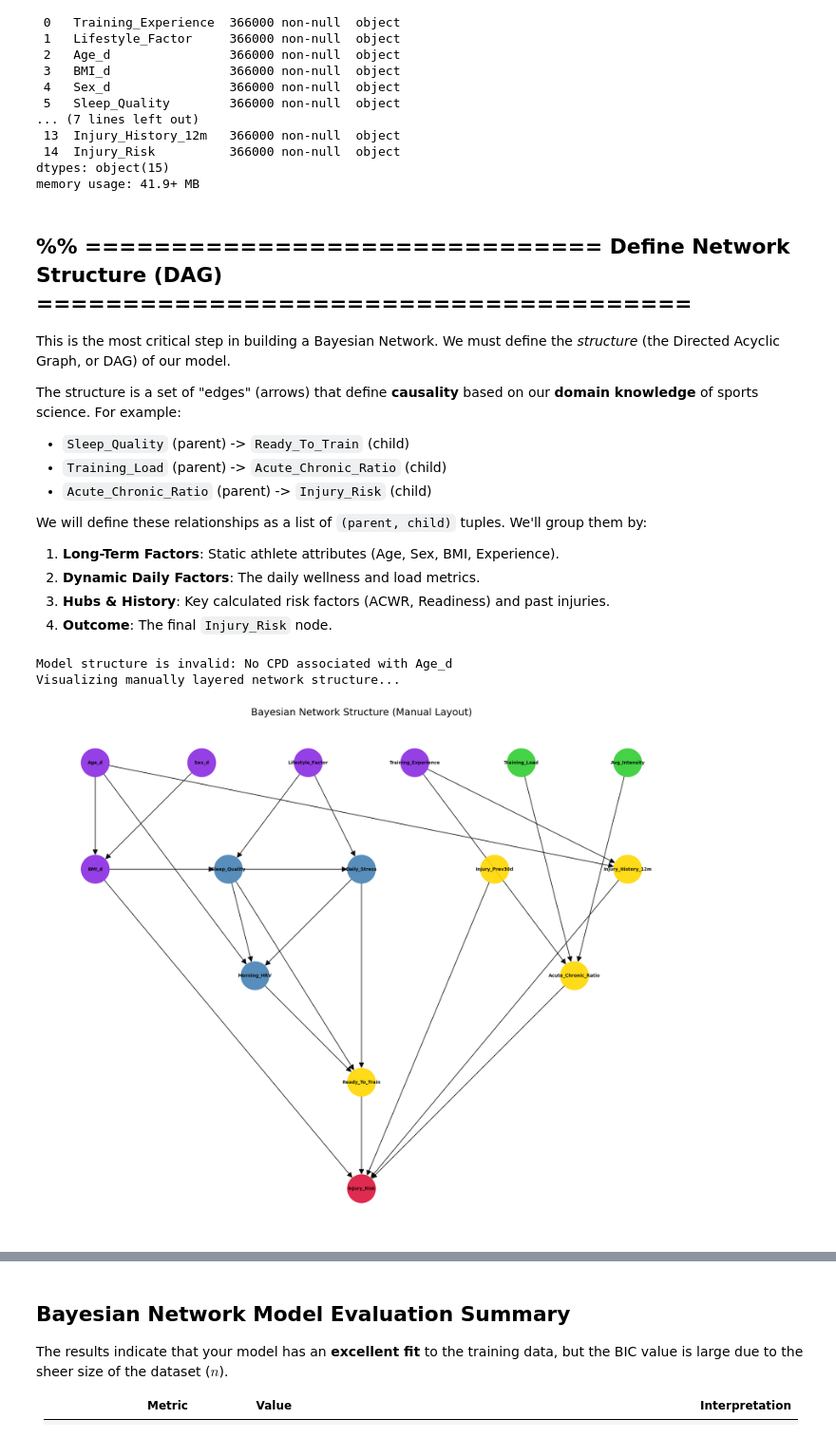
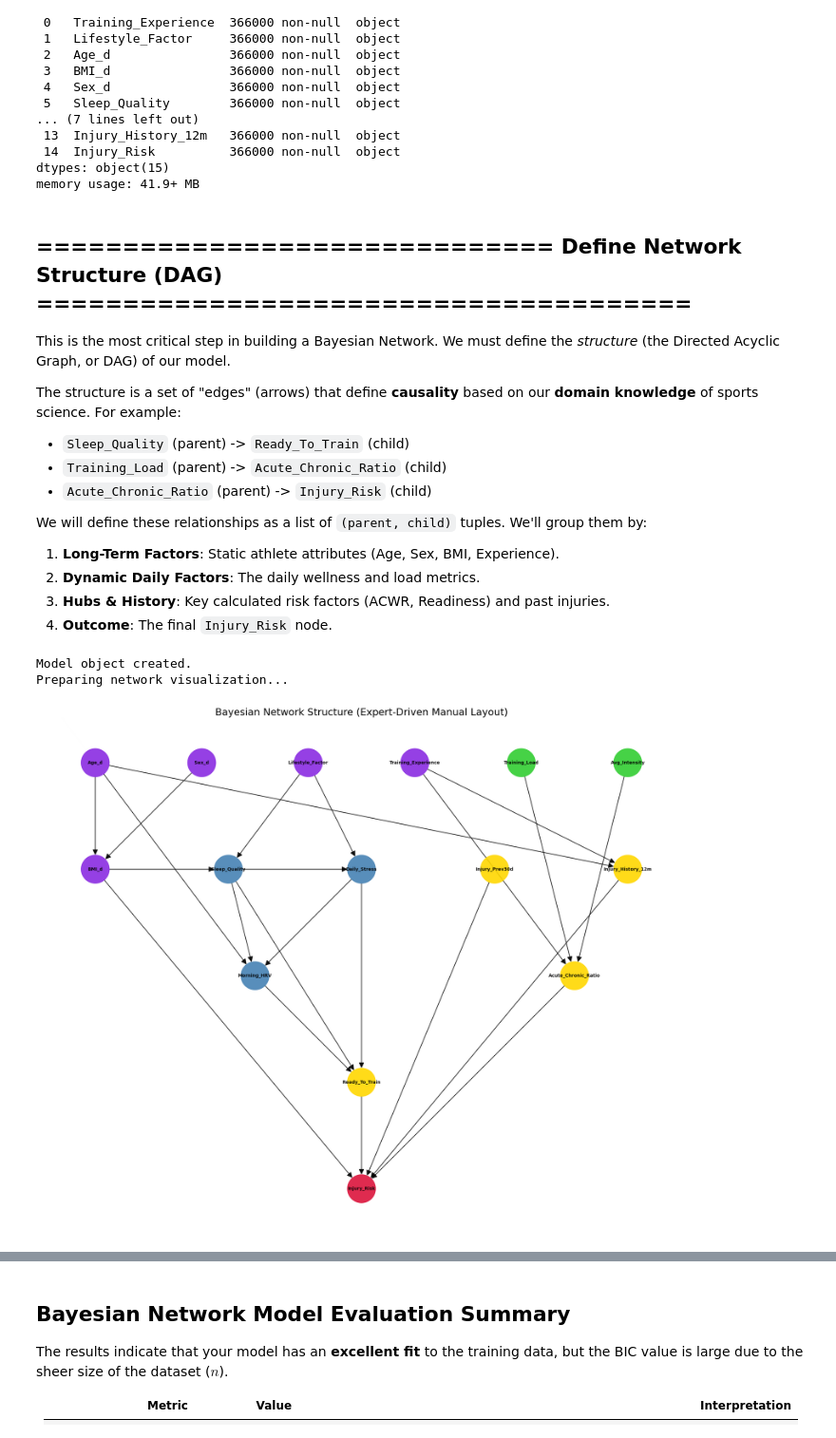
Before and after one commit to gabrynapo/FAIKR_Module3_Project, a Jupyter notebook: network_comparison.ipynb, the cells around one changed output, grey strips where cells are left out. Shown at 95% size. Saved outputs shown, nothing was run; the diff lists cells and outputs as text; code cells hidden in the pictures.

```diff
--- a/network_comparison.ipynb
+++ b/network_comparison.ipynb
@@ -96,7 +96,7 @@ Data columns (total 15 columns):
 dtypes: object(15)
 memory usage: 41.9+ MB
 # %% [markdown]
-## %% ============================== Define Network Structure (DAG) ======================================
+## ============================== Define Network Structure (DAG) ======================================
 
 This is the most critical step in building a Bayesian Network. We must define the *structure* (the Directed Acyclic Graph, or DAG) of our model.
 
@@ -111,10 +111,15 @@ We will define these relationships as a list of `(parent, child)` tuples. We'll
 3.  **Hubs & History**: Key calculated risk factors (ACWR, Readiness) and past injuries.
 4.  **Outcome**: The final `Injury_Risk` node.
 # %%
+import networkx as nx
+import matplotlib.pyplot as plt
+from pgmpy.models import BayesianNetwork
+from pgmpy.models import DiscreteBayesianNetwork
+
 # --- 1. Define Network Structure (Edges) ---
-# (Il tuo codice model_edges è invariato, va bene qui)
+# This structure is based on expert domain knowledge
 model_edges = [
-    # --- Group 1: Long-Term Factors (Static) ---
+    # Group 1: Long-Term Factors (Static)
     ('Age_d', 'BMI_d'),
     ('Age_d', 'Injury_History_12m'),
     ('Sex_d', 'BMI_d'),
@@ -123,7 +128,7 @@ model_edges = [
     ('Lifestyle_Factor', 'Sleep_Quality'),
     ('Lifestyle_Factor', 'Daily_Stress'),
 
-    # --- Group 2: Dynamic Daily Factors (Wellness & Load) ---
+    # Group 2: Dynamic Daily Factors (Wellness & Load)
     ('Sleep_Quality', 'Morning_HRV'),
     ('Sleep_Quality', 'Daily_Stress'),
     ('Sleep_Quality', 'Ready_To_Train'),
@@ -131,34 +136,31 @@ model_edges = [
     ('Daily_Stress', 'Ready_To_Train'),
     ('Morning_HRV', 'Ready_To_Train'),
 
-    # --- Group 3: Hubs & History (Calculated Risk) ---
+    # Group 3: Hubs & History (Calculated Risk)
     ('Training_Load', 'Acute_Chronic_Ratio'),
     ('Avg_Intensity', 'Acute_Chronic_Ratio'),
-    ('Ready_To_Train', 'Injury_Risk'), # A key link!
-    ('Acute_Chronic_Ratio', 'Injury_Risk'), # The core of the model
+    ('Ready_To_Train', 'Injury_Risk'),
+    ('Acute_Chronic_Ratio', 'Injury_Risk'),
     ('Injury_History_12m', 'Injury_Risk'),
     ('Injury_Prev30d', 'Injury_Risk'),
 
-    # --- Group 4: Linking Static to Dynamic ---
+    # Group 4: Linking Static to Dynamic
     ('Age_d', 'Morning_HRV'),
     ('BMI_d', 'Sleep_Quality'),
     ('BMI_d', 'Injury_Risk')
 ]
 
 # --- 2. Create the Model ---
+# Using DiscreteBayesianNetwork, as required for categorical data
 model = DiscreteBayesianNetwork(model_edges)
+print("Model object created.")
 
-# Check if the model is valid (no cycles)
-try:
-    model.check_model()
-    print("Model structure is valid: No cycles found.")
-except Exception as e:
-    print(f"Model structure is invalid: {e}")
+# NOTA: check_model() rimosso da qui.
+# Lo useremo DOPO il fit() nella prossima cella.
 
-# --- 3. Visualize the Network (MANUAL LAYOUT) ---
-print("Visualizing manually layered network structure...")
+# --- 3. Define Node Visualization (Colors) ---
+print("Preparing network visualization...")
 
-# (La tua mappatura dei colori è invariata, va bene qui)
 node_colors = {
     "Static": "#8A2BE2", "Wellness": "#4682B4", "Load": "#32CD32",
     "Hub": "#FFD700", "Outcome": "#DC143C"
@@ -174,50 +176,48 @@ for node in model.nodes():
     elif node in ['Ready_To_Train', 'Acute_Chronic_Ratio', 'Injury_Prev30d', 'Injury_History_12m']:
         color_map.append(node_colors["Hub"])
     elif node in ['Injury_Risk']:
         color_map.append(node_colors["Outcome"])
     else:
-        color_map.append("#E0E0E0")
+        color_map.append("#E0E0E0") # Default
 
-# Draw the graph
-plt.figure(figsize=(20, 16)) # Aumenta la dimensione
-
-# --- CORREZIONE: Layout Manuale "Ordinato" ---
-# Definiamo le posizioni (x, y) per ogni nodo in file (layers)
+# --- 4. Define Manual Node Positions (Layout) ---
+# Define (x, y) coordinates for each node for a hierarchical layout
 pos = {}
 
-# Layer 0 (Top - Fattori Statici e di Carico)
+# Layer 0 (Top - Static & Load Factors)
 layer_0 = ['Age_d', 'Sex_d', 'Lifestyle_Factor', 'Training_Experience', 'Training_Load', 'Avg_Intensity']
 for i, node in enumerate(layer_0):
-    pos[node] = (i * 2, 5) # y=5 (Top)
+    pos[node] = (i * 2, 5) # y=5
 
-# Layer 1 (Mid - Benessere e Storia)
+# Layer 1 (Mid - Wellness & History)
 layer_1 = ['BMI_d', 'Sleep_Quality', 'Daily_Stress', 'Injury_Prev30d', 'Injury_History_12m']
 for i, node in enumerate(layer_1):
     pos[node] = (i * 2.5, 4) # y=4
 
-# Layer 2 (Mid - Metriche derivate)
+# Layer 2 (Mid - Derived Metrics)
 layer_2 = ['Morning_HRV', 'Acute_Chronic_Ratio']
 for i, node in enumerate(layer_2):
     pos[node] = (i * 6 + 3, 3) # y=3
 
-# Layer 3 (Hub - Prontezza)
+# Layer 3 (Hub - Readiness)
 layer_3 = ['Ready_To_Train']
 for i, node in enumerate(layer_3):
     pos[node] = (5, 2) # y=2
 
-# Layer 4 (Outcome - Rischio)
+# Layer 4 (Outcome - Risk)
 layer_4 = ['Injury_Risk']
 for i, node in enumerate(layer_4):
-    pos[node] = (5, 1) # y=1 (Bottom)
-# -----------------------------------------------------------------
+    pos[node] = (5, 1) # y=1
 
+# --- 5. Draw the Graph ---
+plt.figure(figsize=(20, 16))
 nx.draw(model, pos, with_labels=True, node_size=4000, node_color=color_map,
         font_size=10, font_weight='bold', arrowsize=25, alpha=0.9,
-        node_shape='o', # 'o' = cerchi
-        width=1.5) # Spessore delle frecce
-plt.title("Bayesian Network Structure (Manual Layout)", fontsize=22)
+        node_shape='o',
+        width=1.5)
+plt.title("Bayesian Network Structure (Expert-Driven Manual Layout)", fontsize=22)
 plt.show()
 # %% [output]
-Model structure is invalid: No CPD associated with Age_d
-Visualizing manually layered network structure...
+Model object created.
+Preparing network visualization...
-[figure, old version]
+[figure, new version]
```
Also changed, not shown: parts of 10 cells of this notebook, 2 other files.
